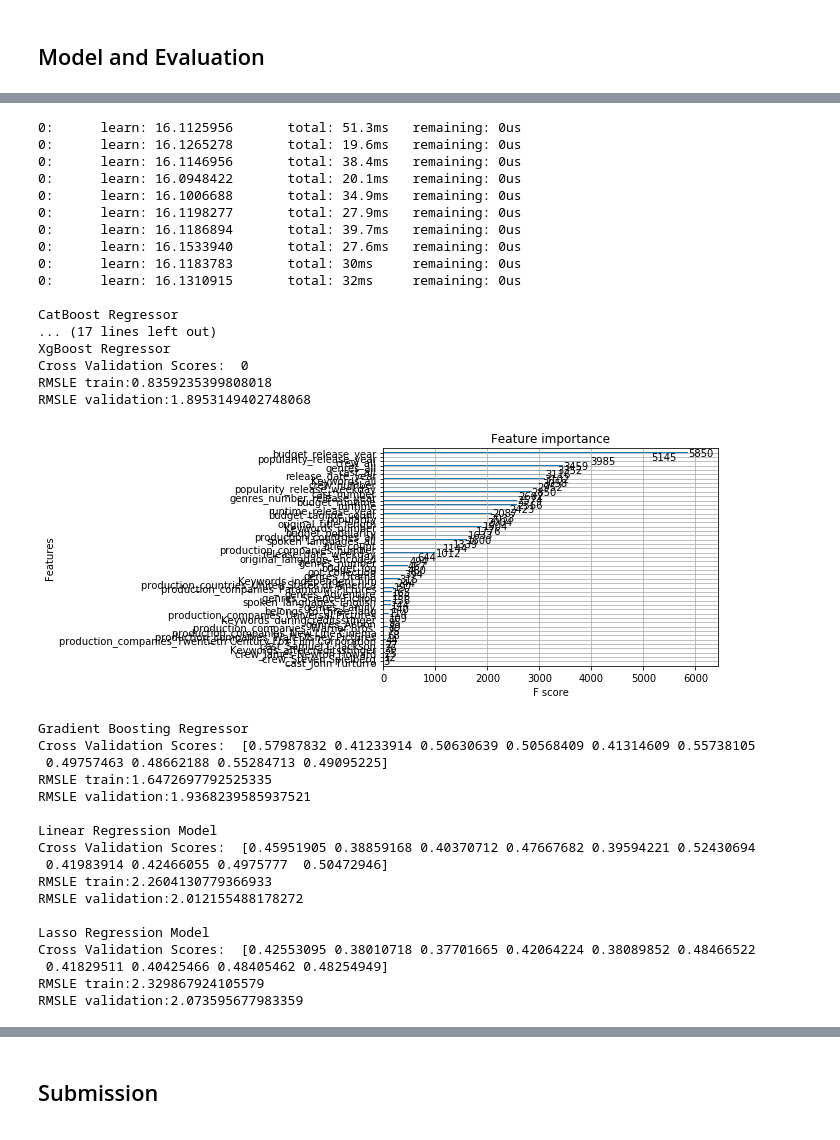
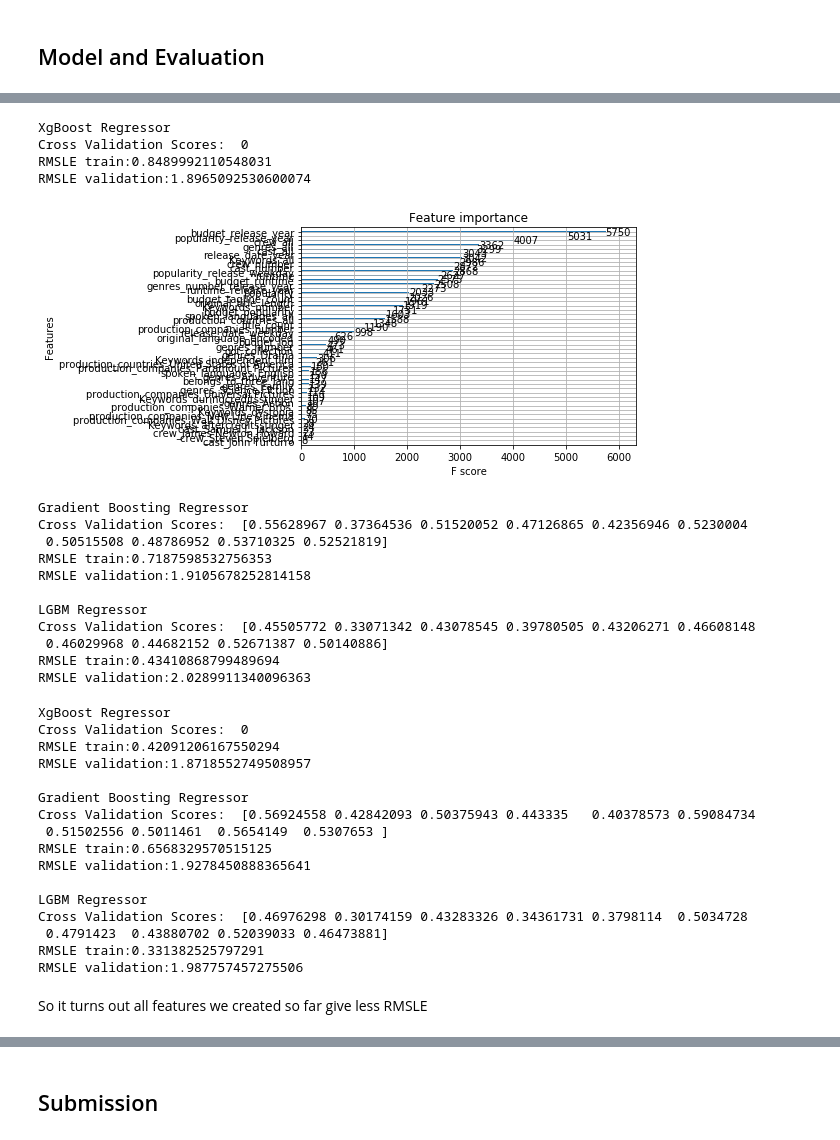
Before and after one commit to sarang0909/Kaggle-TheMovieDatabase, a Jupyter notebook: box_office_prediction.ipynb, the cells around one changed output, grey strips where cells are left out. Saved outputs shown, nothing was run; the diff lists cells and outputs as text; code cells hidden in the pictures.

Commit message:
Updated for feature selection and model evaluation

```diff
--- a/box_office_prediction.ipynb
+++ b/box_office_prediction.ipynb
@@ -1025,41 +1016,3 @@ def evaluate_models(train, test,features_list):
         models[model] = return_model
         mse_list.append(mse)
     return models
-# %%
-models = evaluate_models(train, test,corr_selected_features)
-# %% [output]
-0:      learn: 16.1125956       total: 51.3ms   remaining: 0us
-0:      learn: 16.1265278       total: 19.6ms   remaining: 0us
-0:      learn: 16.1146956       total: 38.4ms   remaining: 0us
-0:      learn: 16.0948422       total: 20.1ms   remaining: 0us
-0:      learn: 16.1006688       total: 34.9ms   remaining: 0us
-0:      learn: 16.1198277       total: 27.9ms   remaining: 0us
-0:      learn: 16.1186894       total: 39.7ms   remaining: 0us
-0:      learn: 16.1533940       total: 27.6ms   remaining: 0us
-0:      learn: 16.1183783       total: 30ms     remaining: 0us
-0:      learn: 16.1310915       total: 32ms     remaining: 0us
-
-CatBoost Regressor
-... (17 lines left out)
-XgBoost Regressor
-Cross Validation Scores:  0
-RMSLE train:0.8359235399808018
-RMSLE validation:1.8953149402748068
-[figure, removed]
-Gradient Boosting Regressor
-Cross Validation Scores:  [0.57987832 0.41233914 0.50630639 0.50568409 0.41314609 0.55738105
- 0.49757463 0.48662188 0.55284713 0.49095225]
-RMSLE train:1.6472697792525335
-RMSLE validation:1.9368239585937521
-
-Linear Regression Model
-Cross Validation Scores:  [0.45951905 0.38859168 0.40370712 0.47667682 0.39594221 0.52430694
- 0.41983914 0.42466055 0.4975777  0.50472946]
-RMSLE train:2.2604130779366933
-RMSLE validation:2.012155488178272
-
-Lasso Regression Model
-Cross Validation Scores:  [0.42553095 0.38010718 0.37701665 0.42064224 0.38089852 0.48466522
- 0.41829511 0.40425466 0.48405462 0.48254949]
-RMSLE train:2.329867924105579
-RMSLE validation:2.073595677983359
@@ -1066,3 +1021,45 @@ RMSLE validation:2.073595677983359
+# %%
+#Evaluate models with best parameters and top 50 features based on correlation
+corr_features_models = evaluate_models(train, test,corr_selected_features)
+# %% [output]
+XgBoost Regressor
+Cross Validation Scores:  0
+RMSLE train:0.8489992110548031
+RMSLE validation:1.8965092530600074
+[figure, added]
+Gradient Boosting Regressor
+Cross Validation Scores:  [0.55628967 0.37364536 0.51520052 0.47126865 0.42356946 0.5230004
+ 0.50515508 0.48786952 0.53710325 0.52521819]
+RMSLE train:0.7187598532756353
+RMSLE validation:1.9105678252814158
+
+LGBM Regressor
+Cross Validation Scores:  [0.45505772 0.33071342 0.43078545 0.39780505 0.43206271 0.46608148
+ 0.46029968 0.44682152 0.52671387 0.50140886]
+RMSLE train:0.43410868799489694
+RMSLE validation:2.0289911340096363
+# %%
+#Evaluate models with best parameters and  all features we created so far
+all_features_models = evaluate_models(train, test,list(columns_to_keep))
+# %% [output]
+XgBoost Regressor
+Cross Validation Scores:  0
+RMSLE train:0.42091206167550294
+RMSLE validation:1.8718552749508957
+
+Gradient Boosting Regressor
+Cross Validation Scores:  [0.56924558 0.42842093 0.50375943 0.443335   0.40378573 0.59084734
+ 0.51502556 0.5011461  0.5654149  0.5307653 ]
+RMSLE train:0.6568329570515125
+RMSLE validation:1.9278450888365641
+
+LGBM Regressor
+Cross Validation Scores:  [0.46976298 0.30174159 0.43283326 0.34361731 0.3798114  0.5034728
+ 0.4791423  0.43880702 0.52039033 0.46473881]
+RMSLE train:0.331382525797291
+RMSLE validation:1.987757457275506
+# %% [markdown]
+So it turns out all features we created so far give less RMSLE
 # %% [markdown]
 <a id='submit'></a>
 # %% [markdown]
```
Also changed, not shown: parts of 34 cells of this notebook, 2 other files.
